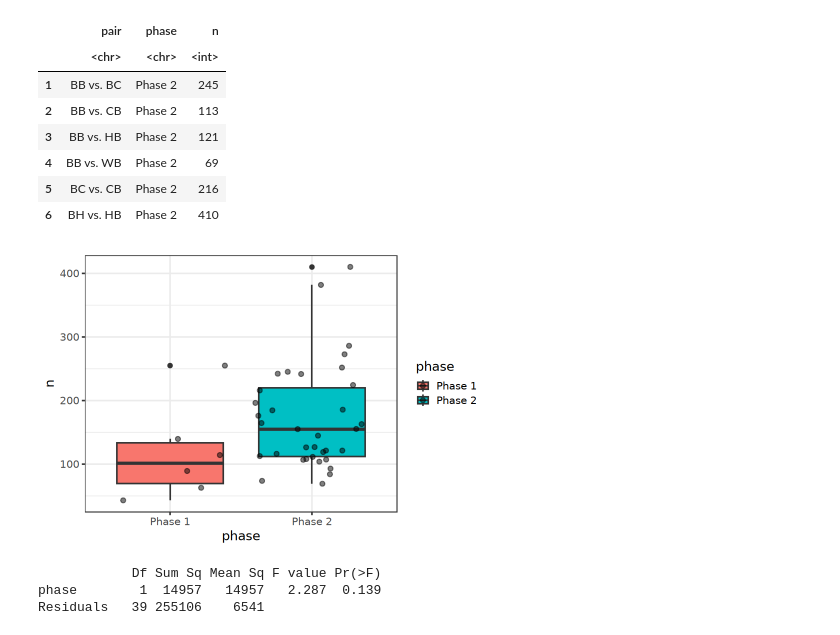
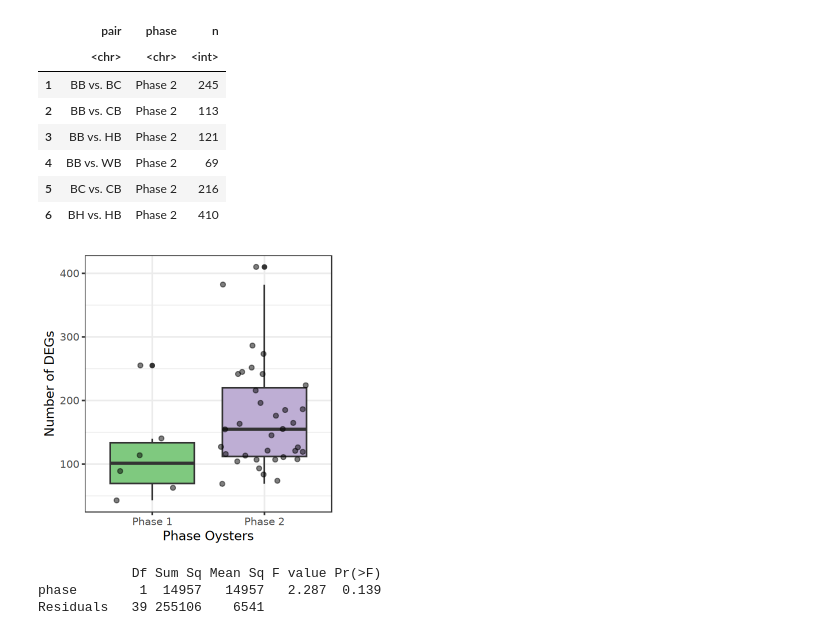
Before and after one commit to jgmcdonough/CE24_RNA-seq, a Jupyter notebook: analysis/diff_expression/deg_plasticity.ipynb, the cells around one changed output. Drawn from its saved outputs; the diff is of its cells as text; code cells hidden in the pictures.

Commit message:
change colors and plot labels

```diff
--- a/analysis/diff_expression/deg_plasticity.ipynb
+++ b/analysis/diff_expression/deg_plasticity.ipynb
@@ -95,11 +96,6 @@ A data.frame: 6 × 6
 | 4 | LOC111105159 | -5.199942 | 0.0096385781 | both_v_cont | C | Phase 1 |
 | 5 | LOC111132252 | -2.635506 | 0.0327889602 | both_v_cont | C | Phase 1 |
 | 6 | LOC111137262 | 3.622591 | 0.0280691987 | both_v_cont | B | Phase 1 |
-# %%
-p2.deg2 <- lapply(p2.deg, function(df) {
-# select only the necessary columns
-  select(df, c(Gene, log2FoldChange, padj, pair, DEG_group, phase))
-})
 # %% [markdown]
 ### B. phase 2 oysters
 # %%
@@ -214,14 +222,18 @@ A data.frame: 6 × 3
 | 5 | BC vs. CB | Phase 2 | 216 |
 | 6 | BH vs. HB | Phase 2 | 410 |
 # %%
-options(repr.plot.width = 7.5, repr.plot.height = 5)
+options(repr.plot.width = 5, repr.plot.height = 5)
 
 ggplot(deg.count, aes(x = phase, y = n, fill = phase)) +
 geom_boxplot() +
 geom_jitter(alpha = 0.5) +
-theme_bw(base_size = 15)
+theme_bw(base_size = 15) +
+scale_fill_brewer(palette = 'Accent') +
+theme(legend.position = 'none') +
+labs(x = 'Phase Oysters',
+    y = 'Number of DEGs')
 # %% [output]
-[figure, old version]
+[figure, new version]
 # %%
 deg.aov <- aov(n ~ phase, data = deg.count)
 summary(deg.aov)
```
Also changed, not shown: parts of 3 cells of this notebook.
